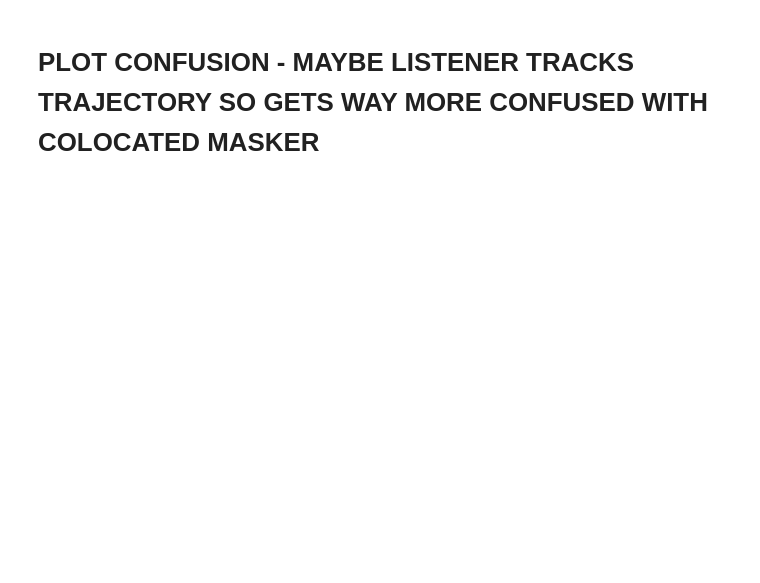
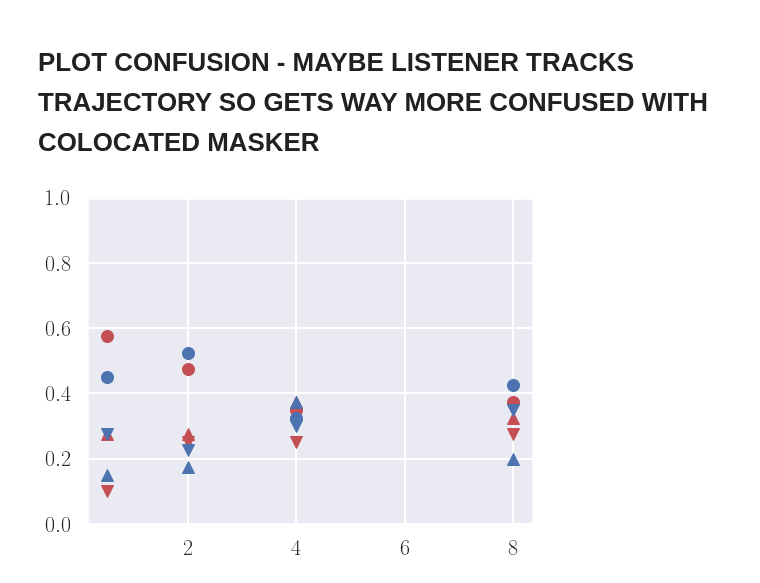
Before and after one commit to choyun1/MSM, a Jupyter notebook: notebooks/explore_data.ipynb, the cells around one changed output. Saved outputs shown, nothing was run; the diff lists cells and outputs as text; code cells hidden in the pictures; blank space fills up the shorter version.

```diff
--- a/notebooks/explore_data.ipynb
+++ b/notebooks/explore_data.ipynb
@@ -147,3 +141,54 @@ curr_cond = curr_run[(curr_run["alt_rate"] == 0) &
+# %%
+runs = [6, 7]
+conditions = [0.5, 2, 4, 8]
+
+fig, ax = plt.subplots(1, 1, figsize=(8, 6))
+
+for jdx, run_num in enumerate(runs):
+    for cond in conditions:
+        curr_run = merged_data[(merged_data["run_num"] == run_num) &
+                               (merged_data["alt_rate"] == cond)]
+        curr_run = curr_run.reset_index()
+
+        all_target_corr = []
+        all_confuser_corr = []
+        all_distract_corr = []
+        try:
+            for idx, row in curr_run.iterrows():
+                if idx % 3 == 0:
+                    response_items = row.subj_response.split(" ")
+
+                    target_items = curr_run.iloc[idx].pattern.split(" ")
+                    target_corr = sum([response_items[i] == target_items[i]
+                                       for i in range(1, len(response_items))])
+                    all_target_corr.append(target_corr/4)
+
+                    distract_items = curr_run.iloc[idx + 1].pattern.split(" ")
+                    distract_corr = sum([response_items[i] == distract_items[i]
+                                         for i in range(1, len(response_items))])
+                    all_distract_corr.append(distract_corr/4)
+
+                    confuser_items = curr_run.iloc[idx + 2].pattern.split(" ")
+                    confuser_corr = sum([response_items[i] == confuser_items[i]
+                                         for i in range(1, len(response_items))])
+                    all_confuser_corr.append(confuser_corr/4)
+        except IndexError:
+            pass
+
+        target_resp = np.mean(all_target_corr)
+        distract_resp = np.mean(all_distract_corr)
+        confuser_resp = np.mean(all_confuser_corr)
+#         print(target_resp, distract_resp, confuser_resp)
+
+        ax.plot(cond, target_resp,   colors[jdx] + "o")
+        ax.plot(cond, distract_resp, colors[jdx] + "v")
+        ax.plot(cond, confuser_resp, colors[jdx] + "^")
+
+ax.set_ylim((0, 1))
+
+plt.show()
+# %% [output]
+[figure, added]
 # %%
 # run_figsize = (16, 12)
 # n_runs_to_load = 1
```
Also changed, not shown: parts of 6 cells of this notebook, 7 other files.
